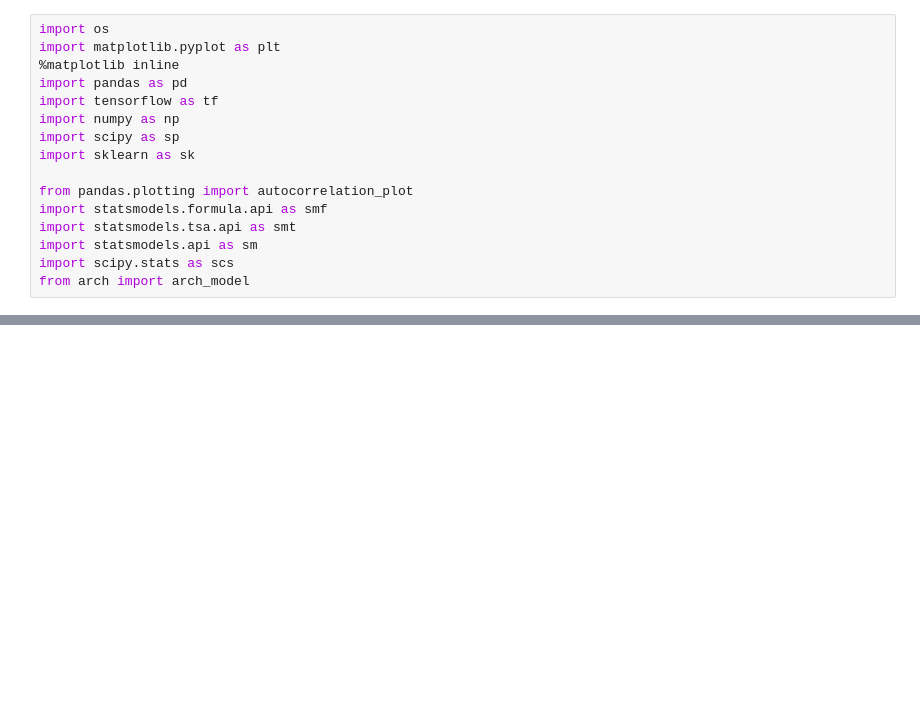
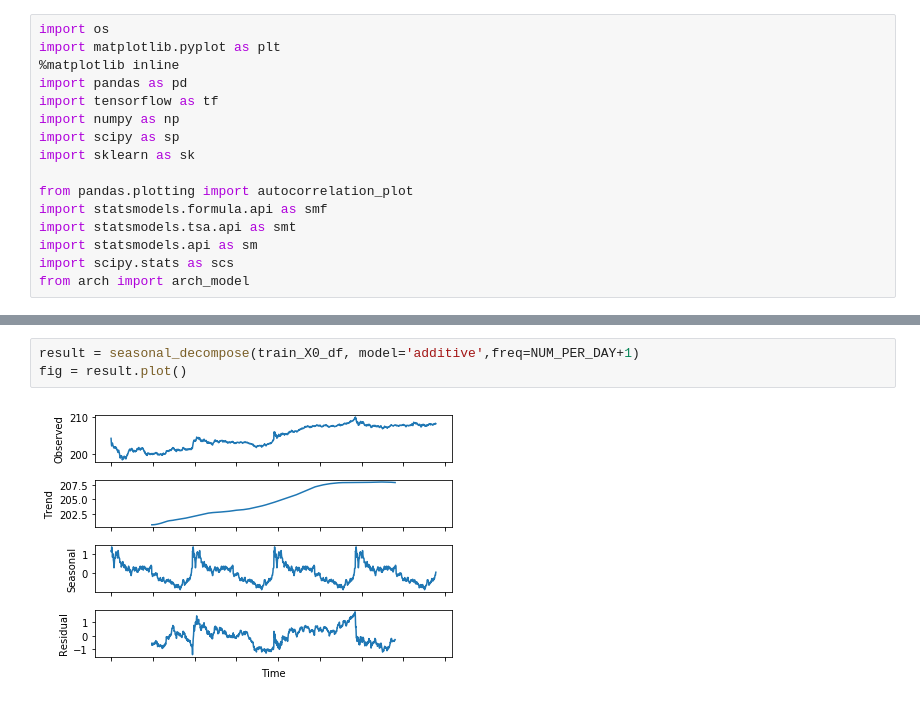
Before and after one commit to SiyangJ/DeepStock, a Jupyter notebook: FinalProject/DataStats.ipynb, the cells around one changed output, grey strips where cells are left out. Drawn from its saved outputs; the diff is of its cells as text; blank space fills up the shorter version.

```diff
--- a/FinalProject/DataStats.ipynb
+++ b/FinalProject/DataStats.ipynb
@@ -39,0 +89,5 @@ NUM_PER_STOCK = 5
+# %%
+result = seasonal_decompose(train_X0_df, model='additive',freq=NUM_PER_DAY+1)
+fig = result.plot()
+# %% [output]
+[figure, added]
```
Also changed, not shown: parts of 11 cells of this notebook, 1 other file.
